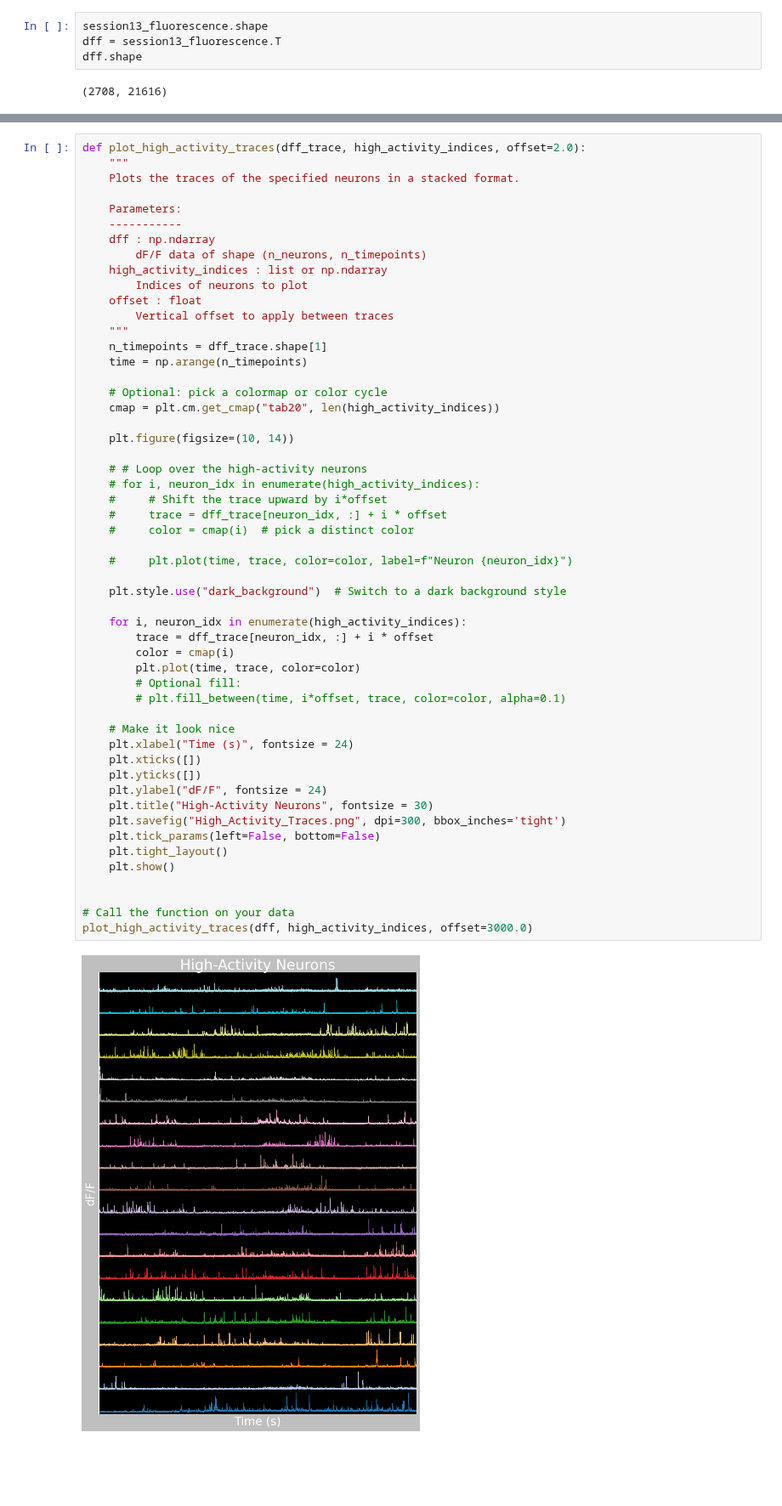
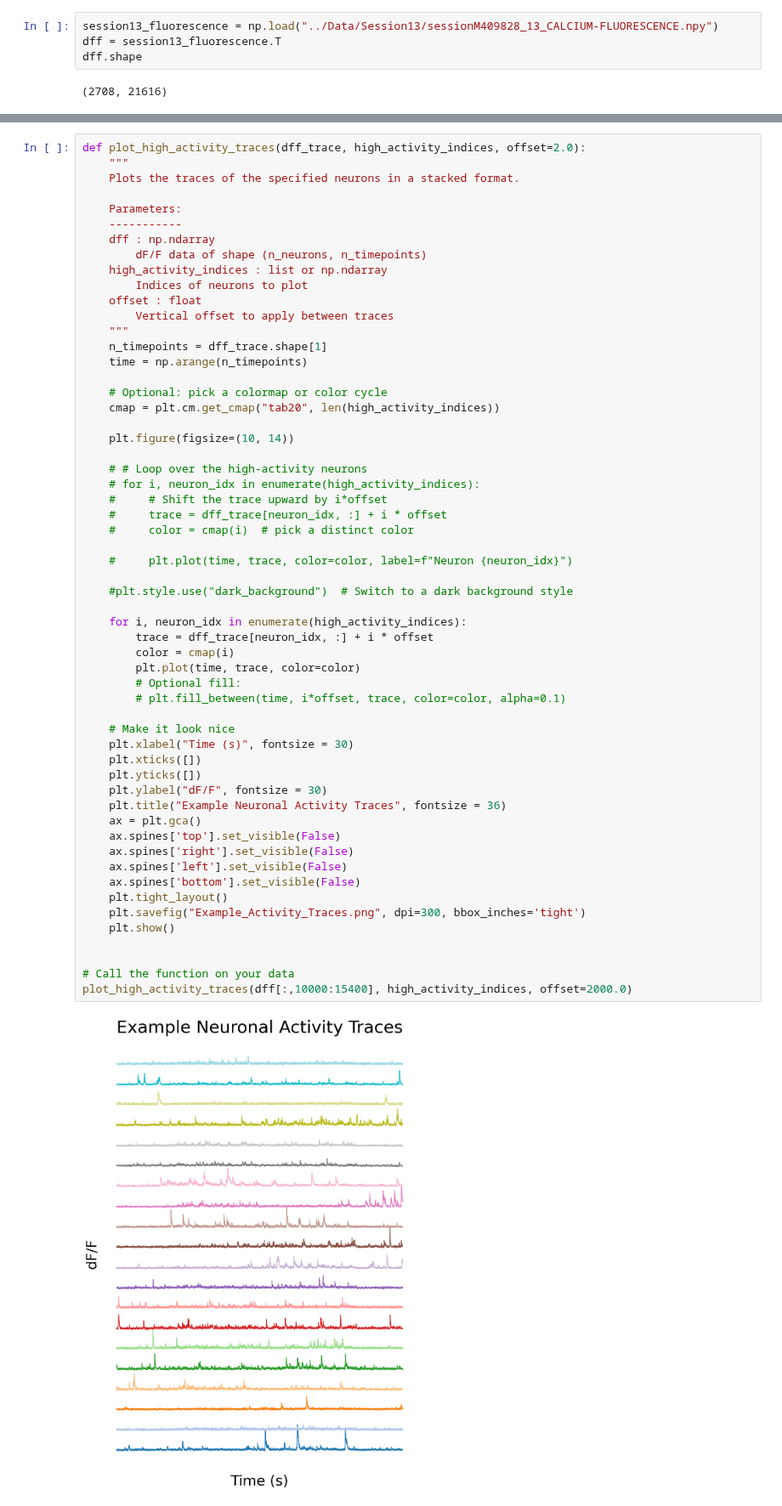
Before and after one commit to Jawagnercarena/Assembly_Organization, a Jupyter notebook: AssemblyPaperFigures/FigureCode/Figure0/Figure0.ipynb, the cells around one changed output, grey strips where cells are left out. Shown at 85% size. Cells and saved outputs as stored; diff of their text form; blank space fills up the shorter version.

Commit message:
Added the illustrator, code, and plots for new figure 1 (tentatively called figure0)

```diff
--- a/AssemblyPaperFigures/FigureCode/Figure0/Figure0.ipynb
+++ b/AssemblyPaperFigures/FigureCode/Figure0/Figure0.ipynb
@@ -252,5 +249,5 @@ Intel MKL WARNING: Support of Intel(R) Streaming SIMD Extensions 4.2 (Intel(R) S
 # %%
-session13_fluorescence.shape
+session13_fluorescence = np.load("../Data/Session13/sessionM409828_13_CALCIUM-FLUORESCENCE.npy")
 dff = session13_fluorescence.T
 dff.shape
 # %% [output]
@@ -288,38 +285,42 @@ def plot_high_activity_traces(dff_trace, high_activity_indices, offset=2.0):
     # Optional: pick a colormap or color cycle
     cmap = plt.cm.get_cmap("tab20", len(high_activity_indices))
 
     plt.figure(figsize=(10, 14))
 
     # # Loop over the high-activity neurons
     # for i, neuron_idx in enumerate(high_activity_indices):
     #     # Shift the trace upward by i*offset
     #     trace = dff_trace[neuron_idx, :] + i * offset
     #     color = cmap(i)  # pick a distinct color
 
     #     plt.plot(time, trace, color=color, label=f"Neuron {neuron_idx}")
 
-    plt.style.use("dark_background")  # Switch to a dark background style
+    #plt.style.use("dark_background")  # Switch to a dark background style
 
     for i, neuron_idx in enumerate(high_activity_indices):
         trace = dff_trace[neuron_idx, :] + i * offset
         color = cmap(i)
         plt.plot(time, trace, color=color)
         # Optional fill:
         # plt.fill_between(time, i*offset, trace, color=color, alpha=0.1)
 
     # Make it look nice
-    plt.xlabel("Time (s)", fontsize = 24)
+    plt.xlabel("Time (s)", fontsize = 30)
     plt.xticks([])
     plt.yticks([])
-    plt.ylabel("dF/F", fontsize = 24)
-    plt.title("High-Activity Neurons", fontsize = 30)
-    plt.savefig("High_Activity_Traces.png", dpi=300, bbox_inches='tight')
-    plt.tick_params(left=False, bottom=False)
+    plt.ylabel("dF/F", fontsize = 30)
+    plt.title("Example Neuronal Activity Traces", fontsize = 36)
+    ax = plt.gca()
+    ax.spines['top'].set_visible(False)
+    ax.spines['right'].set_visible(False)
+    ax.spines['left'].set_visible(False)
+    ax.spines['bottom'].set_visible(False)
     plt.tight_layout()
+    plt.savefig("Example_Activity_Traces.png", dpi=300, bbox_inches='tight')
     plt.show()
 
 
 # Call the function on your data
-plot_high_activity_traces(dff, high_activity_indices, offset=3000.0)
+plot_high_activity_traces(dff[:,10000:15400], high_activity_indices, offset=2000.0)
 # %% [output]
-[figure, old version]
+[figure, new version]
```
Also changed, not shown: parts of 8 cells of this notebook, 22 other files.
